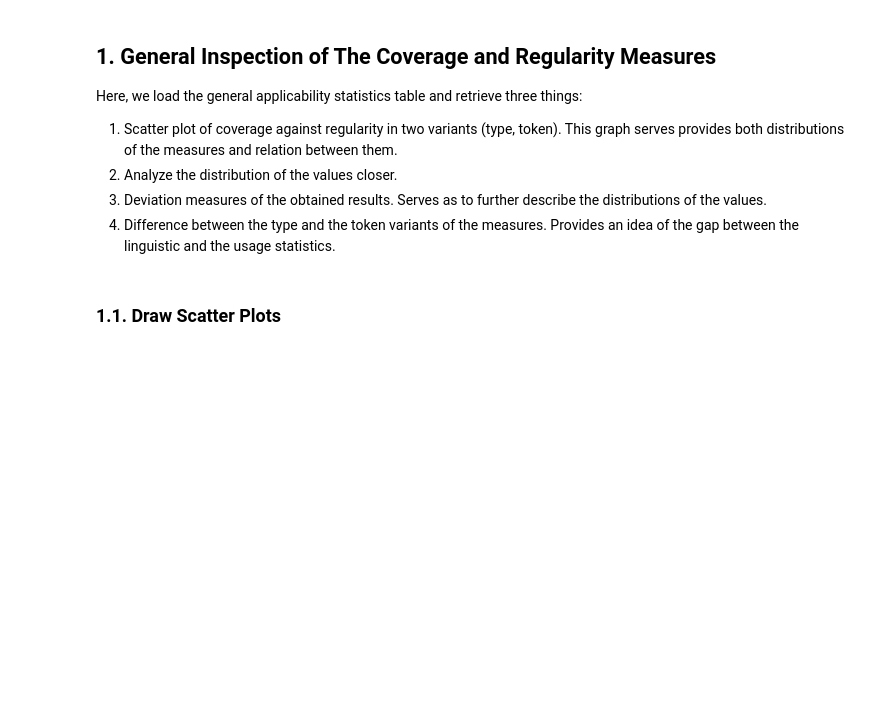
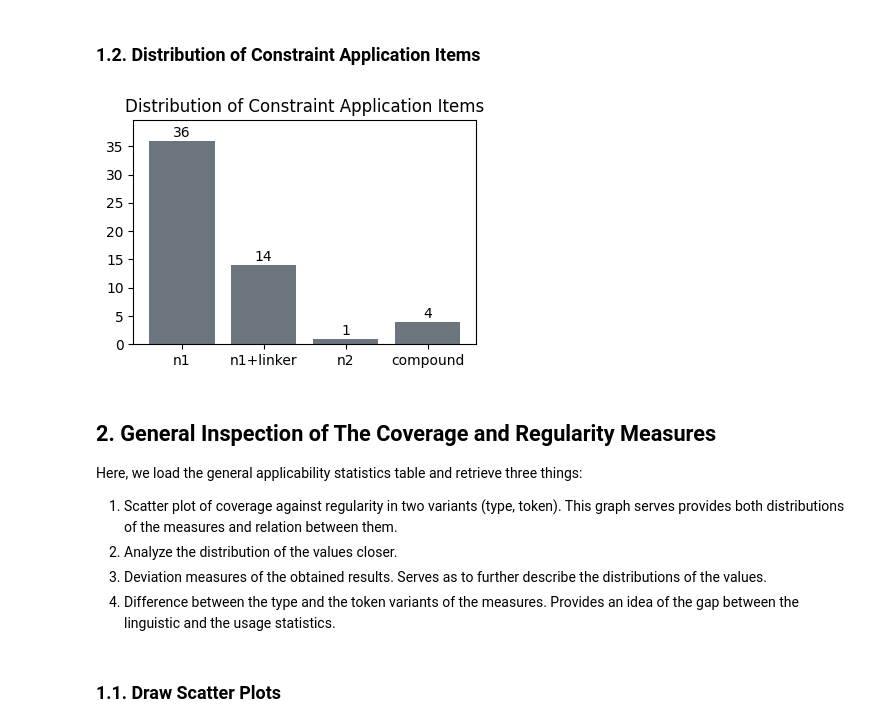
Before and after one commit to maxschmaltz/DieKonstraints, a Jupyter notebook: compounding/constraints/check_applicability/inspect.ipynb, the cells around one changed output. Saved outputs shown, nothing was run; the diff lists cells and outputs as text; code cells hidden in the pictures; blank space fills up the shorter version.

Commit message:
refresh ling type & add appl item stats

```diff
--- a/compounding/constraints/check_applicability/inspect.ipynb
+++ b/compounding/constraints/check_applicability/inspect.ipynb
@@ -7,0 +29,2 @@ After all the experiments were ran, it is time to inspect and analyze the outcom
+# %%
+pt1_out_dir = "../../../resources/custom/compounding/constraint_statistics/"
@@ -7,0 +71,2 @@ After all the experiments were ran, it is time to inspect and analyze the outcom
+# %% [markdown]
+### 1.2. Distribution of Constraint Application Items
@@ -8,5 +76,37 @@ After all the experiments were ran, it is time to inspect and analyze the outcom
+# %%
+appl_items = [c["appl_type"] for c in constraints.values()]
+order = ["n1", "n1+linker", "n2", "compound"]
+counts = Counter(appl_items)
+values = [counts[k] for k in order]
+
+plt.figure(figsize=(4, 3))
+
+bars = plt.bar(order, values, color="#6c757d")
+
+# add count labels
+for bar in bars:
+    height = bar.get_height()
+    plt.text(
+        bar.get_x() + bar.get_width() / 2,
+        height + max(values)*0.02,
+        f"{int(height)}",
+        ha="center"
+    )
+
+# add headroom so labels don't collide with top border
+plt.ylim(0, max(values) * 1.1)
+plt.title("Distribution of Constraint Application Items")
+plt.tight_layout()
+
+plt.savefig(
+    os.path.join(pt1_out_dir, "appl_item_distr.png"),
+    dpi=800
+)
+plt.show()
+# %% [output]
+[figure, added]
 # %% [markdown]
-## 1. General Inspection of The Coverage and Regularity Measures
+## 2. General Inspection of The Coverage and Regularity Measures
 
 Here, we load the general applicability statistics table and retrieve three things:
 1. Scatter plot of coverage against regularity in two variants (type, token). This graph serves provides both distributions of the measures and relation between them.
```
Also changed, not shown: parts of 15 cells of this notebook.
